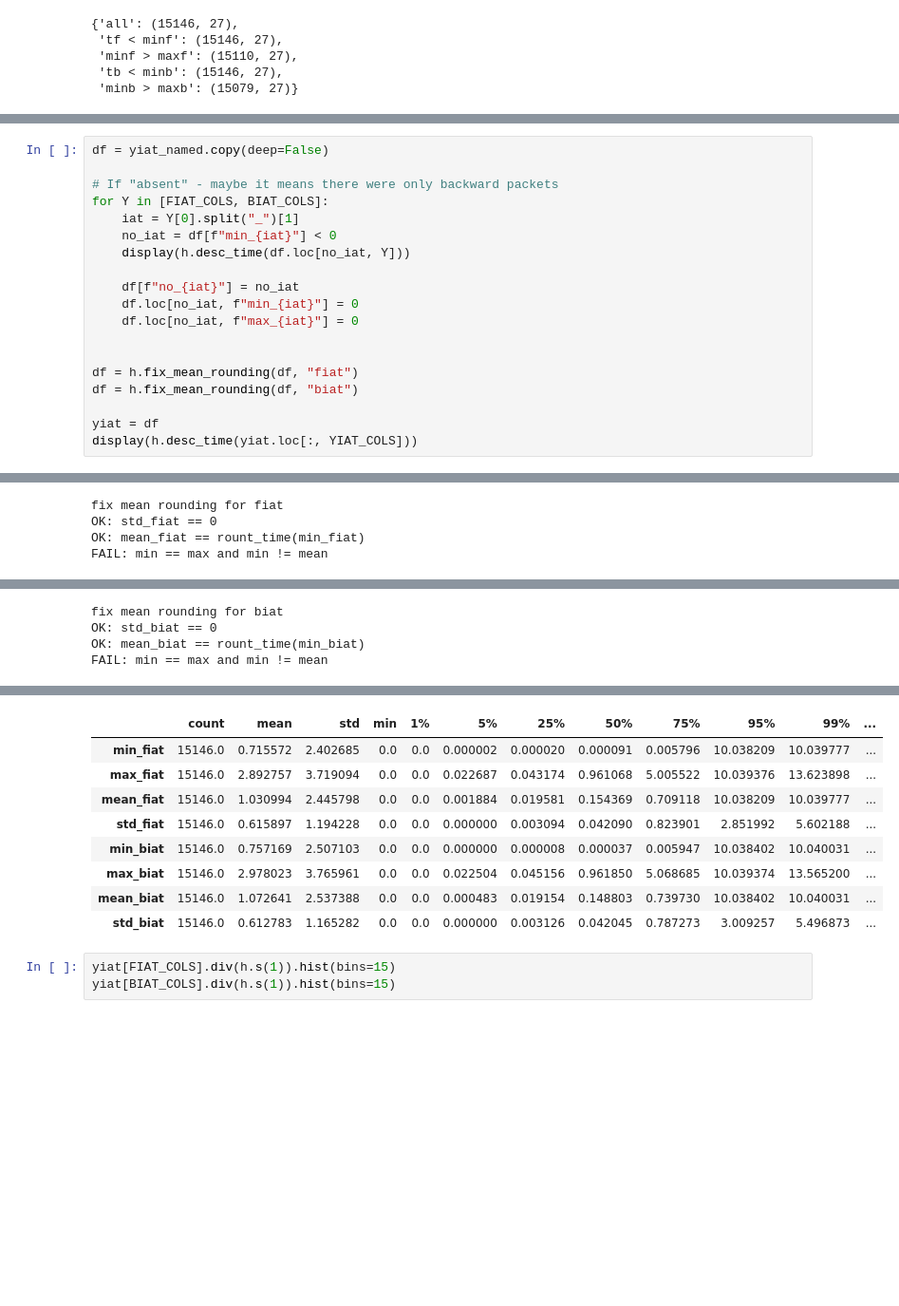
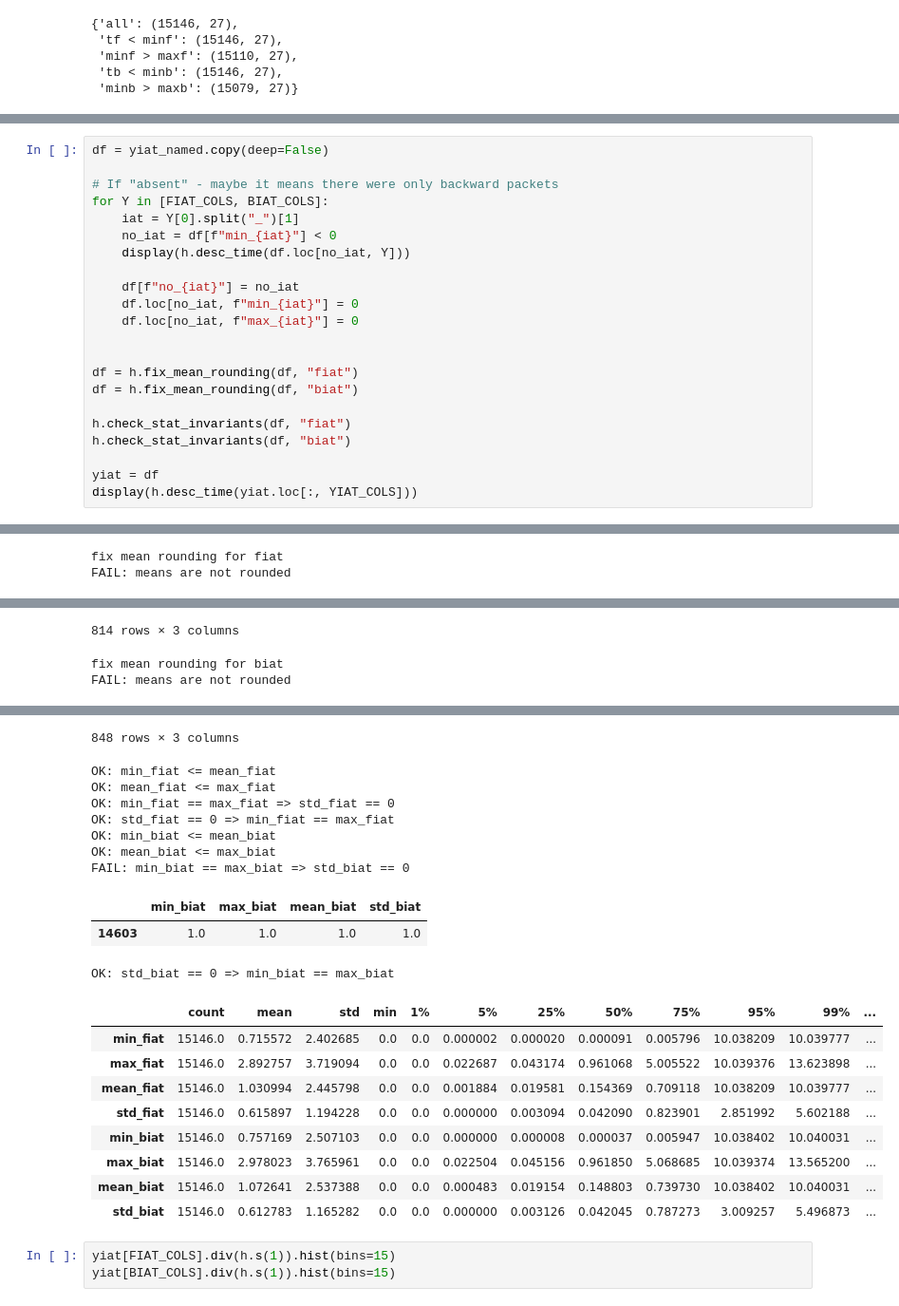
Before and after one commit to shafwanur/thd-ss25-ml-project, a Jupyter notebook: notebooks/features.ipynb, the cells around one changed output, grey strips where cells are left out. Shown: that part at 95% size. Drawn from its saved outputs; the diff is of its cells as text; blank space fills up the shorter version.

```diff
--- a/notebooks/features.ipynb
+++ b/notebooks/features.ipynb
@@ -432,6 +452,9 @@ for Y in [FIAT_COLS, BIAT_COLS]:
 df = h.fix_mean_rounding(df, "fiat")
 df = h.fix_mean_rounding(df, "biat")
 
+h.check_stat_invariants(df, "fiat")
+h.check_stat_invariants(df, "biat")
+
 yiat = df
 display(h.desc_time(yiat.loc[:, YIAT_COLS]))
 # %% [output]
@@ -446,6 +469,4 @@ display(h.desc_time(yiat.loc[:, YIAT_COLS]))
 | mean_biat | 465.0 | 0.0 | 0.0 | 0.0 | 0.0 | 0.0 | 0.0 | 0.0 | 0.0 | 0.0 | 0.0 | ... |
 | std_biat | 465.0 | 0.0 | 0.0 | 0.0 | 0.0 | 0.0 | 0.0 | 0.0 | 0.0 | 0.0 | 0.0 | ... |
 fix mean rounding for fiat
-OK: std_fiat == 0
-OK: mean_fiat == rount_time(min_fiat)
-FAIL: min == max and min != mean
+FAIL: means are not rounded
@@ -453,4 +485,3 @@ FAIL: min == max and min != mean
-fix mean rounding for biat
-OK: std_biat == 0
-OK: mean_biat == rount_time(min_biat)
-FAIL: min == max and min != mean
+814 rows × 3 columns
+fix mean rounding for biat
+FAIL: means are not rounded
@@ -458,12 +500,23 @@ FAIL: min == max and min != mean
+848 rows × 3 columns
+OK: min_fiat <= mean_fiat
+OK: mean_fiat <= max_fiat
+OK: min_fiat == max_fiat => std_fiat == 0
+OK: std_fiat == 0 => min_fiat == max_fiat
+OK: min_biat <= mean_biat
+OK: mean_biat <= max_biat
+FAIL: min_biat == max_biat => std_biat == 0
-|  | count | mean | std | min | 1% | 5% | 25% | 50% | 75% | 95% | 99% | ... |
-| min_fiat | 15146.0 | 0.715572 | 2.402685 | 0.0 | 0.0 | 0.000002 | 0.000020 | 0.000091 | 0.005796 | 10.038209 | 10.039777 | ... |
-| max_fiat | 15146.0 | 2.892757 | 3.719094 | 0.0 | 0.0 | 0.022687 | 0.043174 | 0.961068 | 5.005522 | 10.039376 | 13.623898 | ... |
-| mean_fiat | 15146.0 | 1.030994 | 2.445798 | 0.0 | 0.0 | 0.001884 | 0.019581 | 0.154369 | 0.709118 | 10.038209 | 10.039777 | ... |
-| std_fiat | 15146.0 | 0.615897 | 1.194228 | 0.0 | 0.0 | 0.000000 | 0.003094 | 0.042090 | 0.823901 | 2.851992 | 5.602188 | ... |
-| min_biat | 15146.0 | 0.757169 | 2.507103 | 0.0 | 0.0 | 0.000000 | 0.000008 | 0.000037 | 0.005947 | 10.038402 | 10.040031 | ... |
-| max_biat | 15146.0 | 2.978023 | 3.765961 | 0.0 | 0.0 | 0.022504 | 0.045156 | 0.961850 | 5.068685 | 10.039374 | 13.565200 | ... |
-| mean_biat | 15146.0 | 1.072641 | 2.537388 | 0.0 | 0.0 | 0.000483 | 0.019154 | 0.148803 | 0.739730 | 10.038402 | 10.040031 | ... |
-| std_biat | 15146.0 | 0.612783 | 1.165282 | 0.0 | 0.0 | 0.000000 | 0.003126 | 0.042045 | 0.787273 | 3.009257 | 5.496873 | ... |
+|  | min_biat | max_biat | mean_biat | std_biat |
+| 14603 | 1.0 | 1.0 | 1.0 | 1.0 |
+OK: std_biat == 0 => min_biat == max_biat
+|  | count | mean | std | min | 1% | 5% | 25% | 50% | 75% | 95% | 99% | ... |
+| min_fiat | 15146.0 | 0.715572 | 2.402685 | 0.0 | 0.0 | 0.000002 | 0.000020 | 0.000091 | 0.005796 | 10.038209 | 10.039777 | ... |
+| max_fiat | 15146.0 | 2.892757 | 3.719094 | 0.0 | 0.0 | 0.022687 | 0.043174 | 0.961068 | 5.005522 | 10.039376 | 13.623898 | ... |
+| mean_fiat | 15146.0 | 1.030994 | 2.445798 | 0.0 | 0.0 | 0.001884 | 0.019581 | 0.154369 | 0.709118 | 10.038209 | 10.039777 | ... |
+| std_fiat | 15146.0 | 0.615897 | 1.194228 | 0.0 | 0.0 | 0.000000 | 0.003094 | 0.042090 | 0.823901 | 2.851992 | 5.602188 | ... |
+| min_biat | 15146.0 | 0.757169 | 2.507103 | 0.0 | 0.0 | 0.000000 | 0.000008 | 0.000037 | 0.005947 | 10.038402 | 10.040031 | ... |
+| max_biat | 15146.0 | 2.978023 | 3.765961 | 0.0 | 0.0 | 0.022504 | 0.045156 | 0.961850 | 5.068685 | 10.039374 | 13.565200 | ... |
+| mean_biat | 15146.0 | 1.072641 | 2.537388 | 0.0 | 0.0 | 0.000483 | 0.019154 | 0.148803 | 0.739730 | 10.038402 | 10.040031 | ... |
+| std_biat | 15146.0 | 0.612783 | 1.165282 | 0.0 | 0.0 | 0.000000 | 0.003126 | 0.042045 | 0.787273 | 3.009257 | 5.496873 | ... |
 # %%
 yiat[FIAT_COLS].div(h.s(1)).hist(bins=15)
 yiat[BIAT_COLS].div(h.s(1)).hist(bins=15)
```
Also changed, not shown: parts of 5 cells of this notebook, 2 other files.
